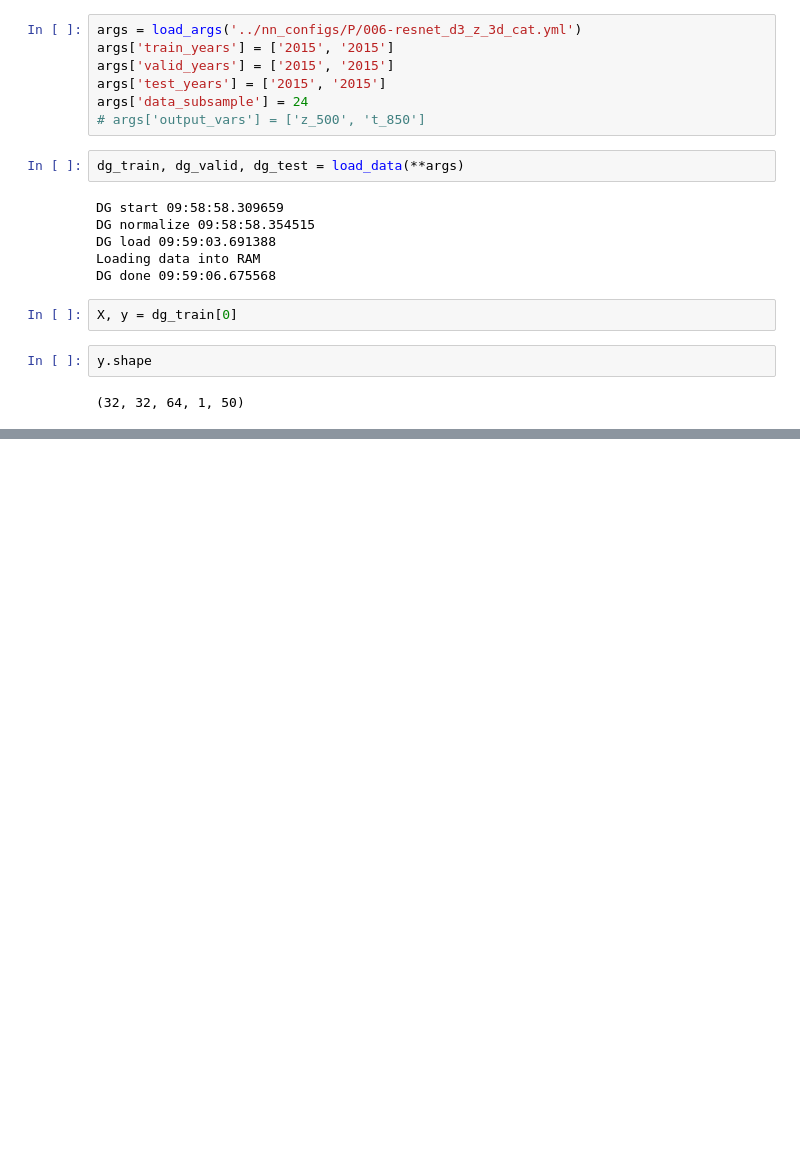
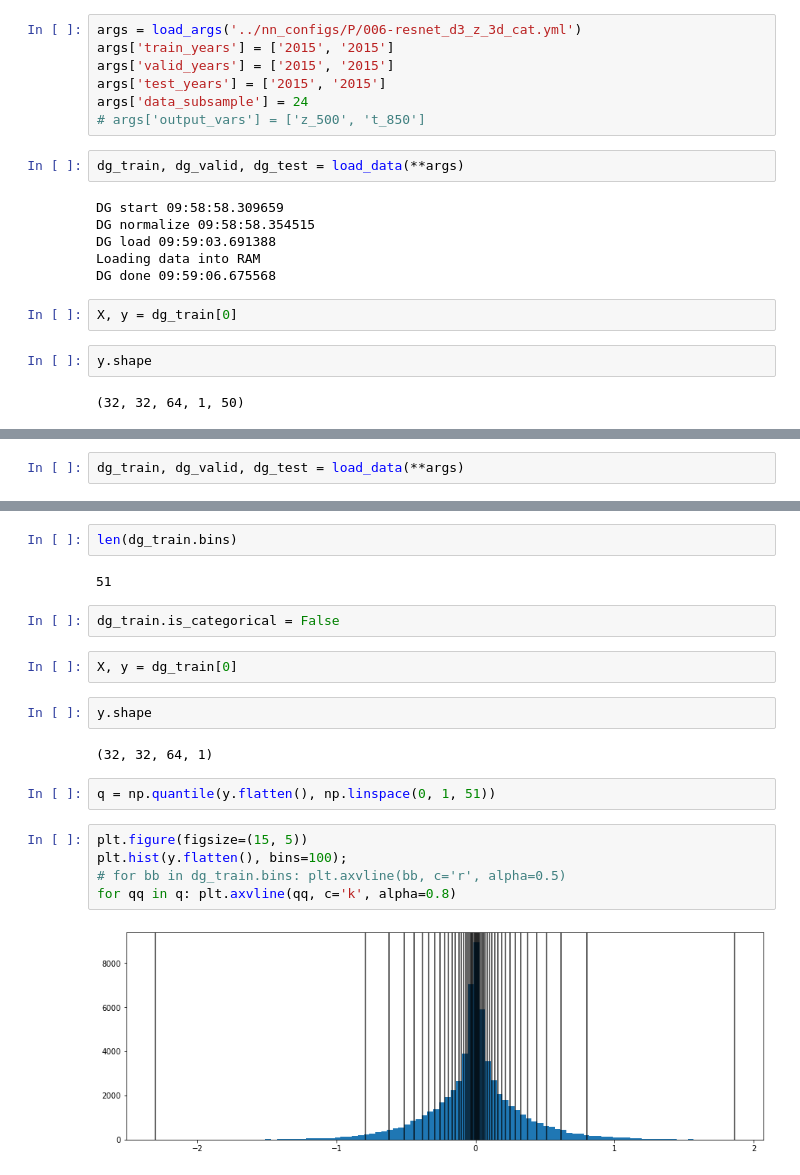
Before and after one commit to sagar-garg/WeatherBench, a Jupyter notebook: devlog/32-categorical.ipynb, the cells around one changed output, grey strips where cells are left out. Cells and saved outputs as stored; diff of their text form; blank space fills up the shorter version.

Commit message:
Implemented quantile bins

```diff
--- a/devlog/32-categorical.ipynb
+++ b/devlog/32-categorical.ipynb
@@ -528,0 +538,2 @@ y.shape
+# %%
+dg_train, dg_valid, dg_test = load_data(**args)
@@ -528,0 +555,21 @@ y.shape
+# %%
+len(dg_train.bins)
+# %% [output]
+51
+# %%
+dg_train.is_categorical = False
+# %%
+X, y = dg_train[0]
+# %%
+y.shape
+# %% [output]
+(32, 32, 64, 1)
+# %%
+q = np.quantile(y.flatten(), np.linspace(0, 1, 51))
+# %%
+plt.figure(figsize=(15, 5))
+plt.hist(y.flatten(), bins=100);
+# for bb in dg_train.bins: plt.axvline(bb, c='r', alpha=0.5)
+for qq in q: plt.axvline(qq, c='k', alpha=0.8)
+# %% [output]
+[figure, added]
```
Also changed, not shown: parts of 7 cells of this notebook, 3 other files.
